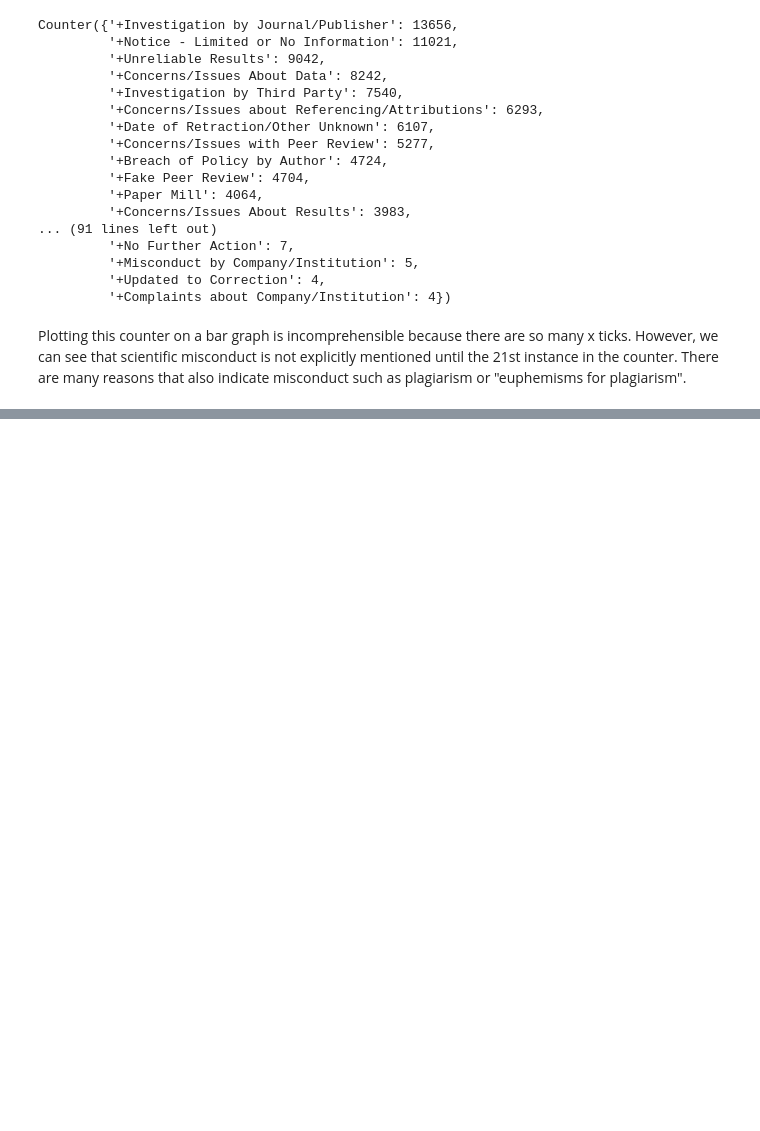
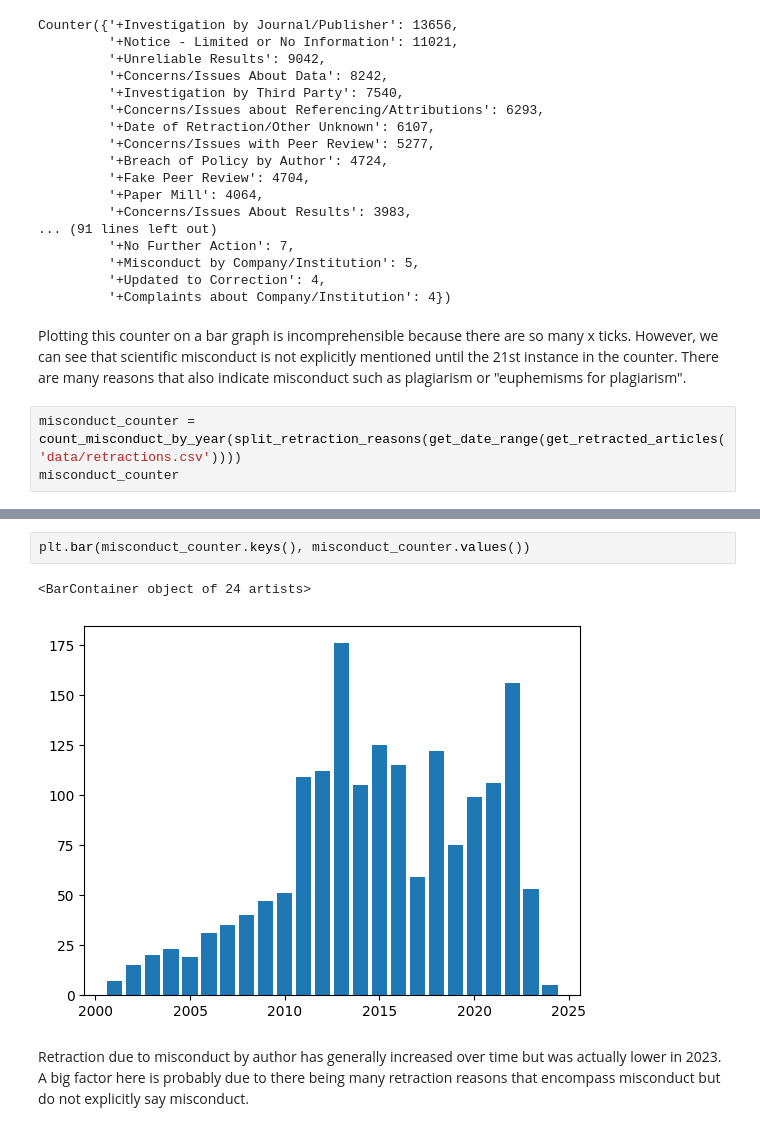
Before and after one commit to jrogovin/analysis_of_retracted_articles_2023, a Jupyter notebook: main.ipynb, the cells around one changed output, grey strips where cells are left out. Drawn from its saved outputs; the diff is of its cells as text; blank space fills up the shorter version.

```diff
--- a/main.ipynb
+++ b/main.ipynb
@@ -87,3 +87,6 @@ Counter({'+Investigation by Journal/Publisher': 13656,
          '+Complaints about Company/Institution': 4})
 # %% [markdown]
 Plotting this counter on a bar graph is incomprehensible because there are so many x ticks. However, we can see that scientific misconduct is not explicitly mentioned until the 21st instance in the counter. There are many reasons that also indicate misconduct such as plagiarism or "euphemisms for plagiarism".
+# %%
+misconduct_counter = count_misconduct_by_year(split_retraction_reasons(get_date_range(get_retracted_articles('data/retractions.csv'))))
+misconduct_counter
@@ -89,0 +111,7 @@ Plotting this counter on a bar graph is incomprehensible because there are so ma
+# %%
+plt.bar(misconduct_counter.keys(), misconduct_counter.values())
+# %% [output]
+<BarContainer object of 24 artists>
+[figure, added]
+# %% [markdown]
+Retraction due to misconduct by author has generally increased over time but was actually lower in 2023. A big factor here is probably due to there being many retraction reasons that encompass misconduct but do not explicitly say misconduct.
```
Also changed, not shown: parts of 2 cells of this notebook, 2 other files.
